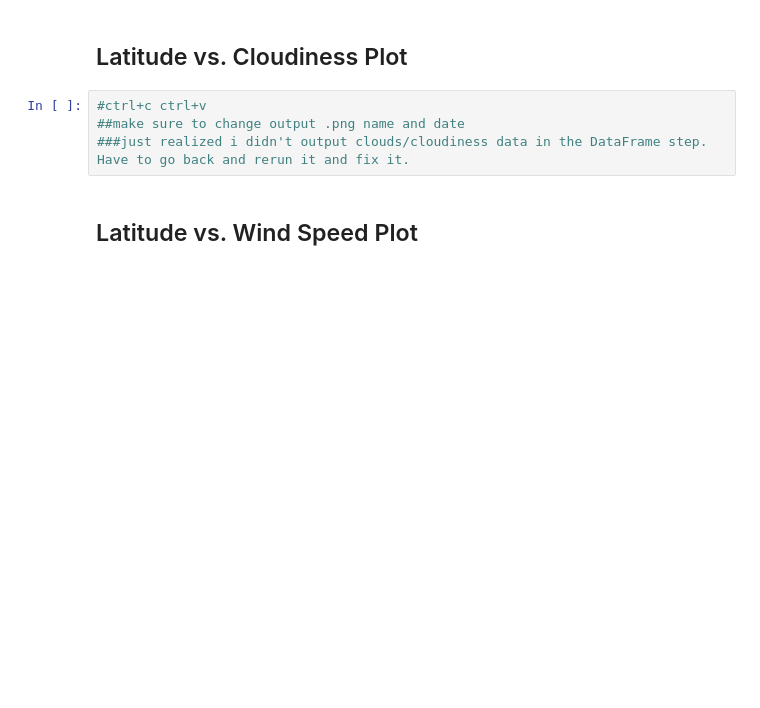
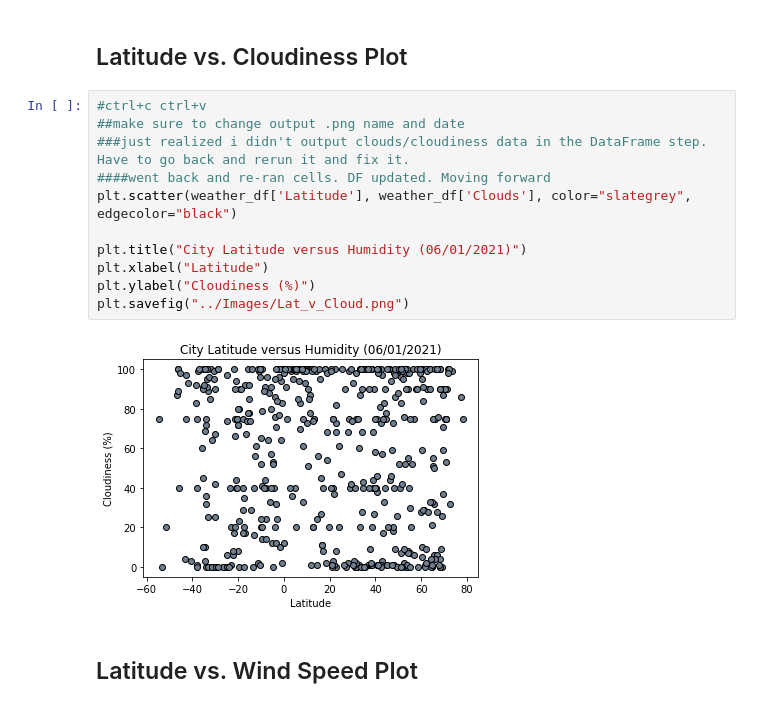
Before and after one commit to jmgeo/API-Challenge, a Jupyter notebook: starter_code/WeatherPy.ipynb, the cells around one changed output. Drawn from its saved outputs; the diff is of its cells as text; blank space fills up the shorter version.

```diff
--- a/starter_code/WeatherPy.ipynb
+++ b/starter_code/WeatherPy.ipynb
@@ -249,7 +251,16 @@ plt.savefig("../Images/Lat_v_Hum.png")
 # %%
 #ctrl+c ctrl+v
 ##make sure to change output .png name and date
 ###just realized i didn't output clouds/cloudiness data in the DataFrame step. Have to go back and rerun it and fix it.
+####went back and re-ran cells. DF updated. Moving forward
+plt.scatter(weather_df['Latitude'], weather_df['Clouds'], color="slategrey", edgecolor="black")
+
+plt.title("City Latitude versus Humidity (06/01/2021)")
+plt.xlabel("Latitude")
+plt.ylabel("Cloudiness (%)")
+plt.savefig("../Images/Lat_v_Cloud.png")
+# %% [output]
+[figure, added]
 # %% [markdown]
 ## Latitude vs. Wind Speed Plot
 # %% [markdown]
```
Also changed, not shown: parts of 3 cells of this notebook, 2 other files.
